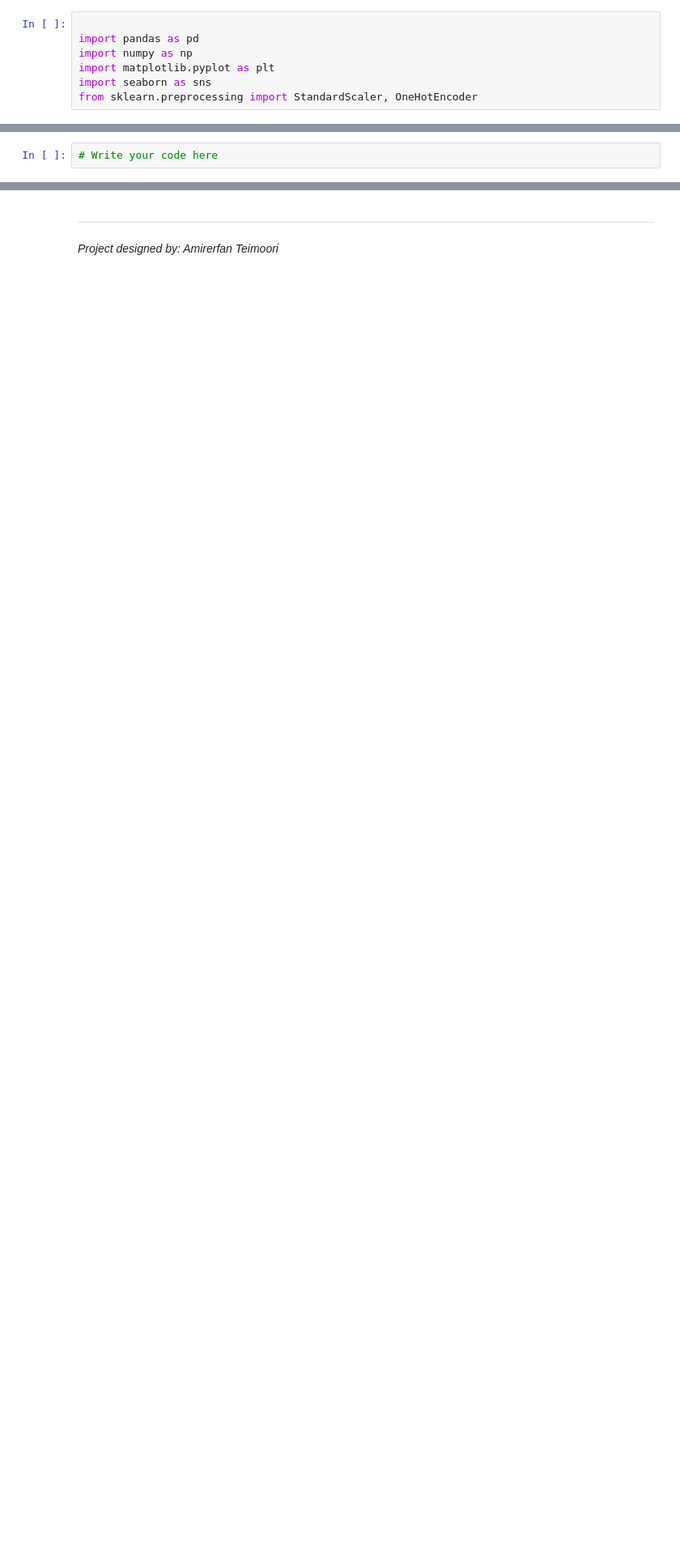
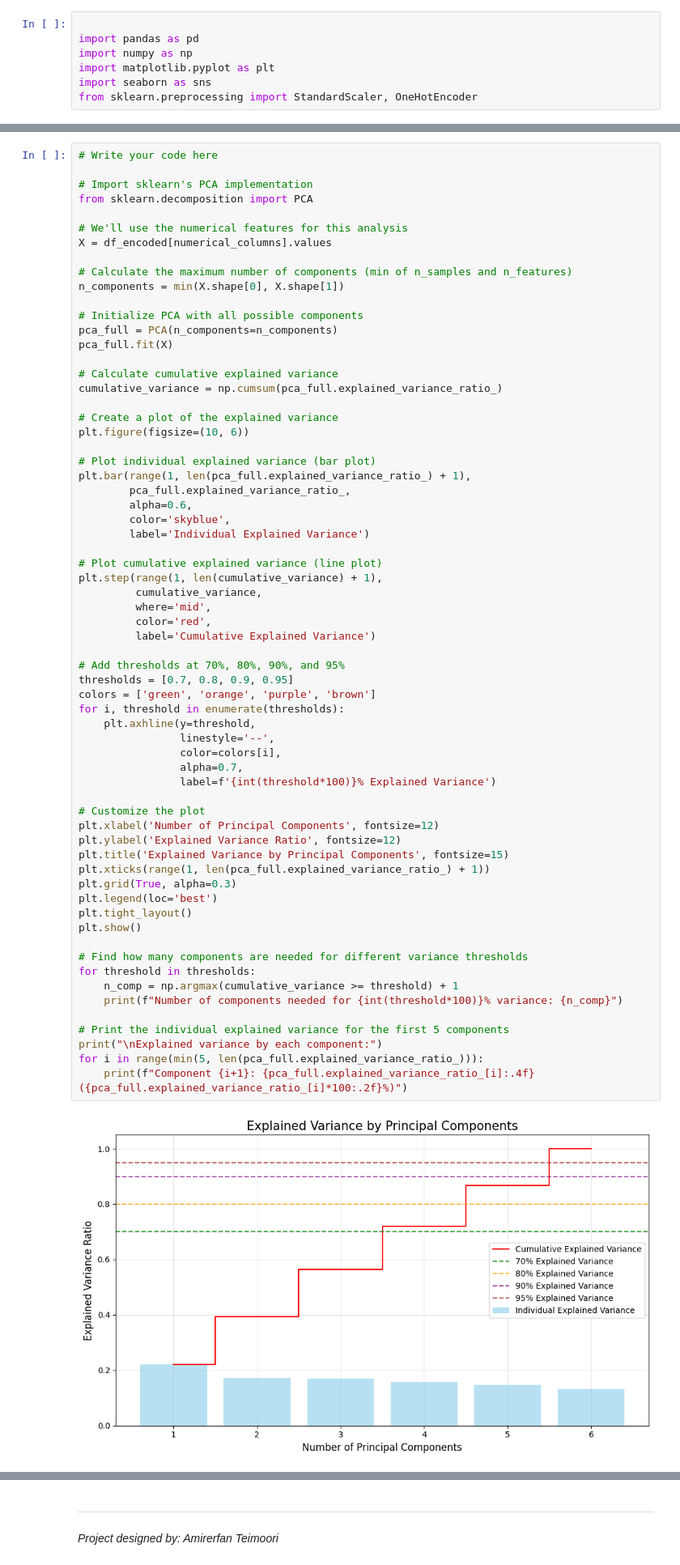
Before and after one commit to wasiqbarat/Data-Mining-Project-Principal-Component-Analysis-PCA-on-the-Adult-Dataset, a Jupyter notebook: PCA.ipynb, the cells around one changed output, grey strips where cells are left out. Shown at 81% size. Cells and saved outputs as stored; diff of their text form; blank space fills up the shorter version.

````diff
--- a/PCA.ipynb
+++ b/PCA.ipynb
@@ -179,3 +476,68 @@ pca = PCA().fit(your_data)
 ```
 # %%
 # Write your code here
+
+# Import sklearn's PCA implementation
+from sklearn.decomposition import PCA
+
+# We'll use the numerical features for this analysis
+X = df_encoded[numerical_columns].values
+
+# Calculate the maximum number of components (min of n_samples and n_features)
+n_components = min(X.shape[0], X.shape[1])
+
+# Initialize PCA with all possible components
+pca_full = PCA(n_components=n_components)
+pca_full.fit(X)
+
+# Calculate cumulative explained variance
+cumulative_variance = np.cumsum(pca_full.explained_variance_ratio_)
+
+# Create a plot of the explained variance
+plt.figure(figsize=(10, 6))
+
+# Plot individual explained variance (bar plot)
+plt.bar(range(1, len(pca_full.explained_variance_ratio_) + 1),
+        pca_full.explained_variance_ratio_,
+        alpha=0.6,
+        color='skyblue',
+        label='Individual Explained Variance')
+
+# Plot cumulative explained variance (line plot)
+plt.step(range(1, len(cumulative_variance) + 1),
+         cumulative_variance,
+         where='mid',
+         color='red',
+         label='Cumulative Explained Variance')
+
+# Add thresholds at 70%, 80%, 90%, and 95%
+thresholds = [0.7, 0.8, 0.9, 0.95]
+colors = ['green', 'orange', 'purple', 'brown']
+for i, threshold in enumerate(thresholds):
+    plt.axhline(y=threshold,
+                linestyle='--',
+                color=colors[i],
+                alpha=0.7,
+                label=f'{int(threshold*100)}% Explained Variance')
+
+# Customize the plot
+plt.xlabel('Number of Principal Components', fontsize=12)
+plt.ylabel('Explained Variance Ratio', fontsize=12)
+plt.title('Explained Variance by Principal Components', fontsize=15)
+plt.xticks(range(1, len(pca_full.explained_variance_ratio_) + 1))
+plt.grid(True, alpha=0.3)
+plt.legend(loc='best')
+plt.tight_layout()
+plt.show()
+
+# Find how many components are needed for different variance thresholds
+for threshold in thresholds:
+    n_comp = np.argmax(cumulative_variance >= threshold) + 1
+    print(f"Number of components needed for {int(threshold*100)}% variance: {n_comp}")
+
+# Print the individual explained variance for the first 5 components
+print("\nExplained variance by each component:")
+for i in range(min(5, len(pca_full.explained_variance_ratio_))):
+    print(f"Component {i+1}: {pca_full.explained_variance_ratio_[i]:.4f} ({pca_full.explained_variance_ratio_[i]*100:.2f}%)")
+# %% [output]
+[figure, added]
````
Also changed, not shown: parts of 8 cells of this notebook.
